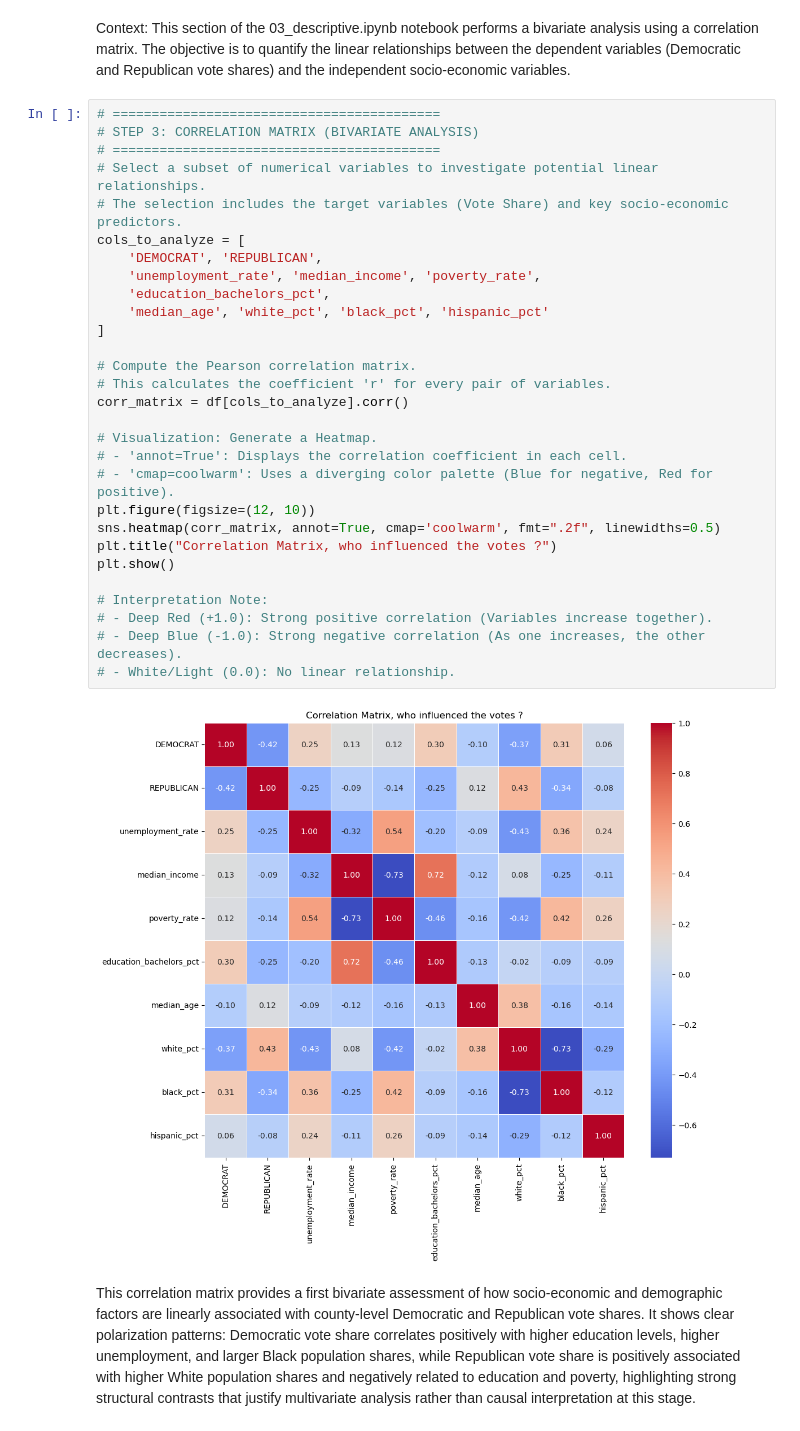
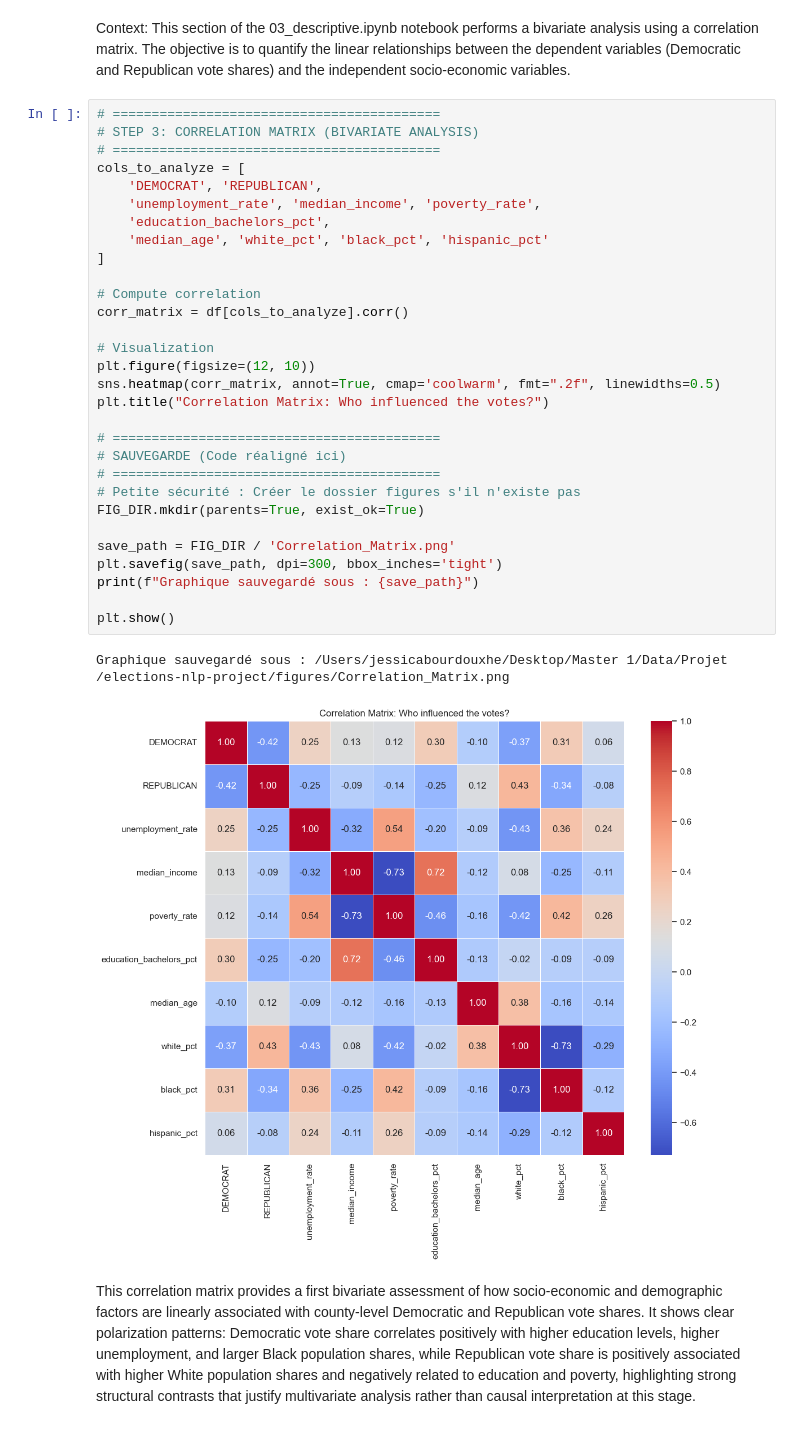
Before and after one commit to Jessica-data/elections-nlp-project, a Jupyter notebook: notebooks/03_descriptive.ipynb, the cells around one changed output. Cells and saved outputs as stored; diff of their text form.

```diff
--- a/notebooks/03_descriptive.ipynb
+++ b/notebooks/03_descriptive.ipynb
@@ -90,34 +90,36 @@ Context: This section of the 03_descriptive.ipynb notebook performs a bivariate
 # %%
 # ==========================================
 # STEP 3: CORRELATION MATRIX (BIVARIATE ANALYSIS)
 # ==========================================
-# Select a subset of numerical variables to investigate potential linear relationships.
-# The selection includes the target variables (Vote Share) and key socio-economic predictors.
 cols_to_analyze = [
     'DEMOCRAT', 'REPUBLICAN',
     'unemployment_rate', 'median_income', 'poverty_rate',
     'education_bachelors_pct',
     'median_age', 'white_pct', 'black_pct', 'hispanic_pct'
 ]
 
-# Compute the Pearson correlation matrix.
-# This calculates the coefficient 'r' for every pair of variables.
+# Compute correlation
 corr_matrix = df[cols_to_analyze].corr()
 
-# Visualization: Generate a Heatmap.
-# - 'annot=True': Displays the correlation coefficient in each cell.
-# - 'cmap=coolwarm': Uses a diverging color palette (Blue for negative, Red for positive).
+# Visualization
 plt.figure(figsize=(12, 10))
 sns.heatmap(corr_matrix, annot=True, cmap='coolwarm', fmt=".2f", linewidths=0.5)
-plt.title("Correlation Matrix, who influenced the votes ?")
+plt.title("Correlation Matrix: Who influenced the votes?")
+
+# ==========================================
+# SAUVEGARDE (Code réaligné ici)
+# ==========================================
+# Petite sécurité : Créer le dossier figures s'il n'existe pas
+FIG_DIR.mkdir(parents=True, exist_ok=True)
+
+save_path = FIG_DIR / 'Correlation_Matrix.png'
+plt.savefig(save_path, dpi=300, bbox_inches='tight')
+print(f"Graphique sauvegardé sous : {save_path}")
+
 plt.show()
-
-# Interpretation Note:
-# - Deep Red (+1.0): Strong positive correlation (Variables increase together).
-# - Deep Blue (-1.0): Strong negative correlation (As one increases, the other decreases).
-# - White/Light (0.0): No linear relationship.
 # %% [output]
+Graphique sauvegardé sous : /Users/jessicabourdouxhe/Desktop/Master 1/Data/Projet /elections-nlp-project/figures/Correlation_Matrix.png
-[figure, old version]
+[figure, new version]
 # %% [markdown]
 This correlation matrix provides a first bivariate assessment of how socio-economic and demographic factors are linearly associated with county-level Democratic and Republican vote shares. It shows clear polarization patterns: Democratic vote share correlates positively with higher education levels, higher unemployment, and larger Black population shares, while Republican vote share is positively associated with higher White population shares and negatively related to education and poverty, highlighting strong structural contrasts that justify multivariate analysis rather than causal interpretation at this stage.
 # %% [markdown]
```
Also changed, not shown: parts of 3 cells of this notebook, 13 other files.
